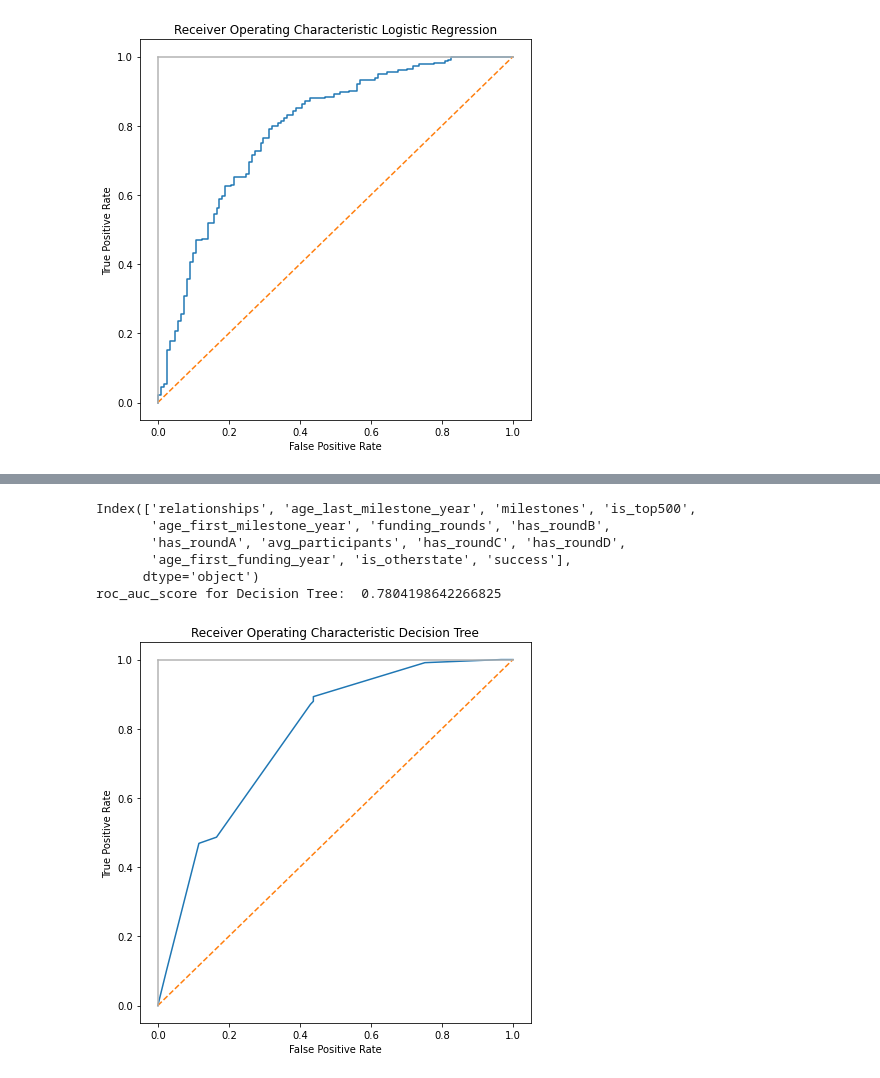
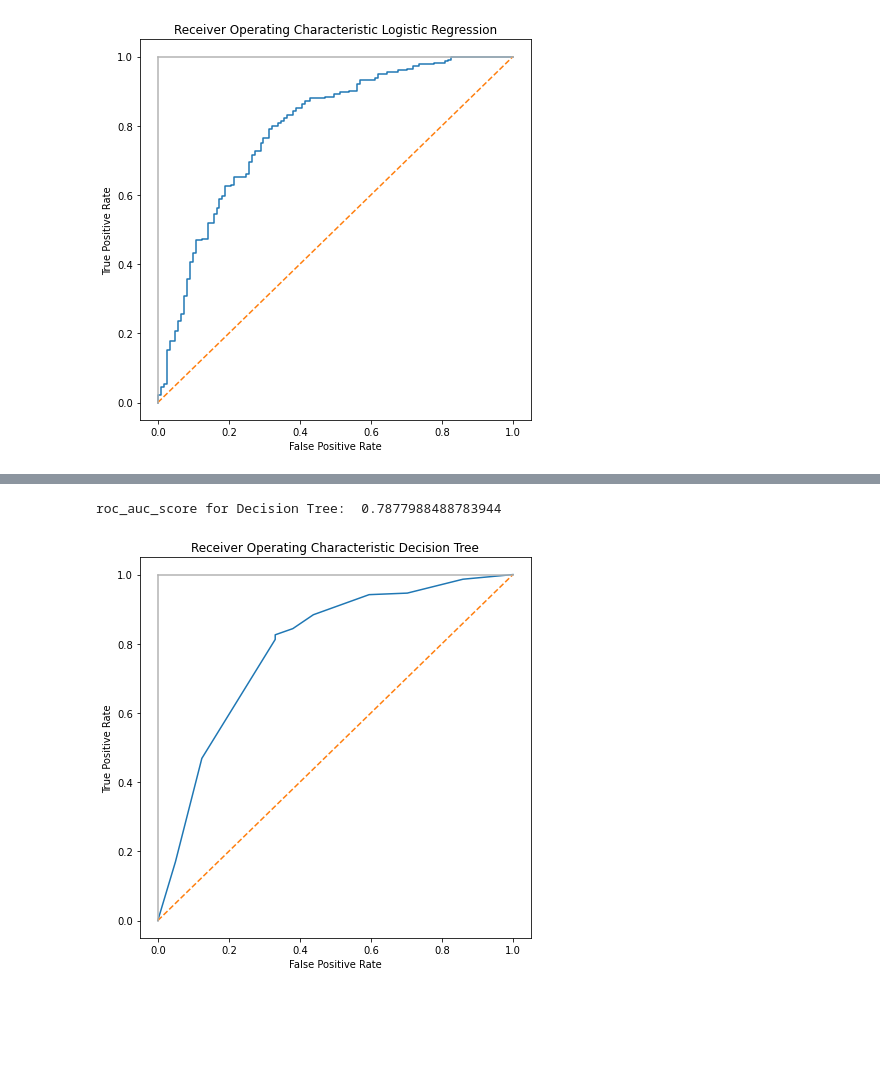
Before and after one commit to szeremetakasia/pythonProject2, a Jupyter notebook: Final Project.ipynb, the cells around one changed output, grey strips where cells are left out. Saved outputs shown, nothing was run; the diff lists cells and outputs as text; code cells hidden in the pictures; blank space fills up the shorter version.

Commit message:
Final Project - Startup Success/Failure Prediction

```diff
--- a/Final Project.ipynb
+++ b/Final Project.ipynb
@@ -266,7 +266,7 @@ roc_auc_score for Log Reg:  0.7930194805194805
 [figure]
 # %%
 #CART algorithm
-dtc = DecisionTreeClassifier(criterion="entropy", max_depth=4)
+dtc = DecisionTreeClassifier(criterion="gini", max_depth=5)
 dtc = dtc.fit(X_train,y_train)
 y2_pred = dtc.predict(X_test)
 print("Accuracy:",metrics.accuracy_score(y_test, y2_pred))
@@ -275,27 +314,17 @@ Accuracy: 0.7768115942028986
 # %%
-#Visualise the tree
-print(corr_variables.columns)
-feature_names = corr_variables.columns[:12]
-target_names = corr_variables.columns[13]
-
 y2_score = dtc.predict_proba(X_test)[:,1]
 false_positive_rate2, true_positive_rate2, threshold2 = roc_curve(y_test, y2_score)
 print('roc_auc_score for Decision Tree: ', roc_auc_score(y_test, y2_score))
 
 # Plot ROC
 plt.subplots(1, figsize=(7,7))
 plt.title('Receiver Operating Characteristic Decision Tree')
 plt.plot(false_positive_rate2,true_positive_rate2)
 plt.plot([0, 1], ls="--")
 plt.plot([0, 0], [1, 0] , c=".7"), plt.plot([1, 1] , c=".7")
 plt.ylabel('True Positive Rate')
 plt.xlabel('False Positive Rate')
 plt.show()
 # %% [output]
-Index(['relationships', 'age_last_milestone_year', 'milestones', 'is_top500',
-       'age_first_milestone_year', 'funding_rounds', 'has_roundB',
-       'has_roundA', 'avg_participants', 'has_roundC', 'has_roundD',
-       'age_first_funding_year', 'is_otherstate', 'success'],
-      dtype='object')
-roc_auc_score for Decision Tree:  0.7804198642266825
+roc_auc_score for Decision Tree:  0.7877988488783944
-[figure, old version]
+[figure, new version]
```
Also changed, not shown: parts of 9 cells of this notebook, 1 other file.
